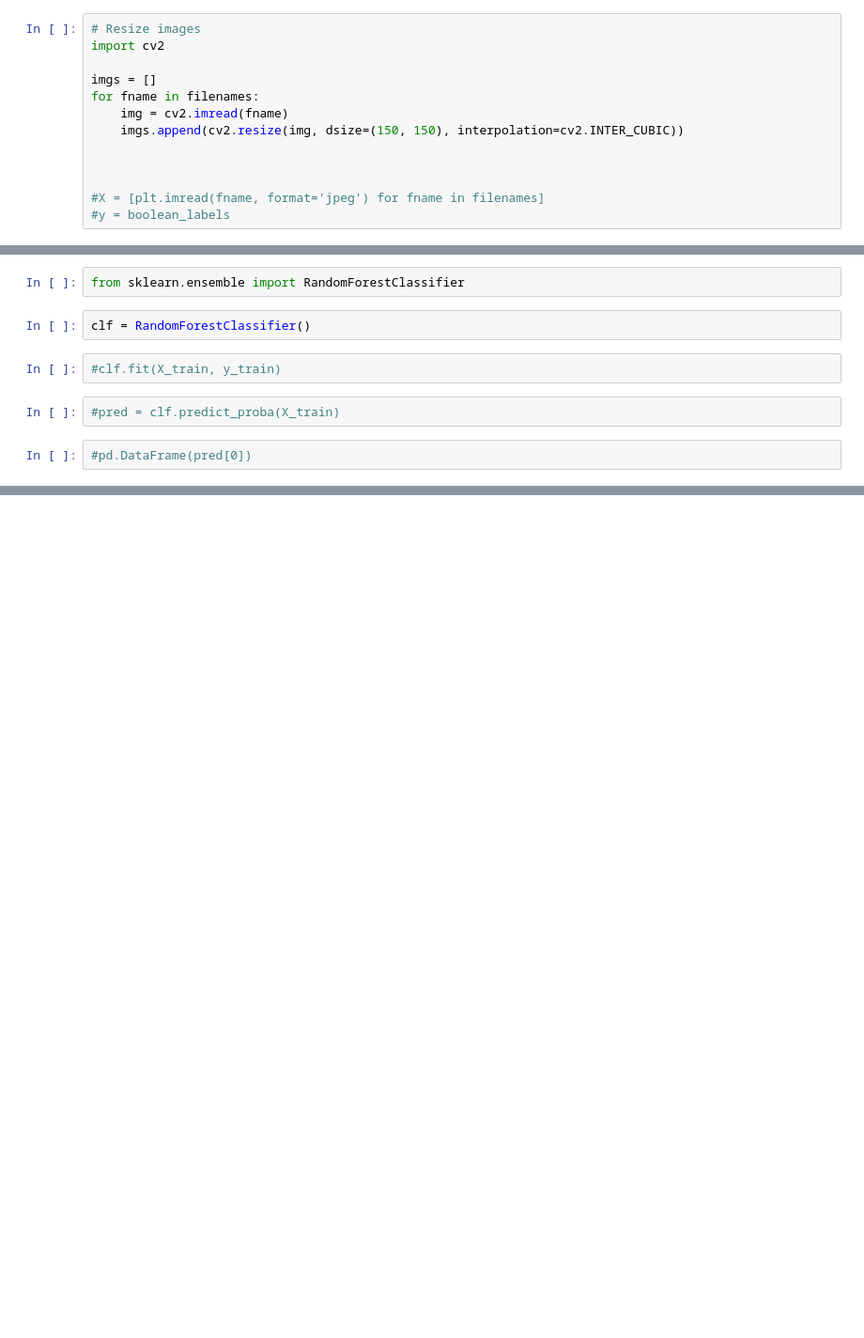
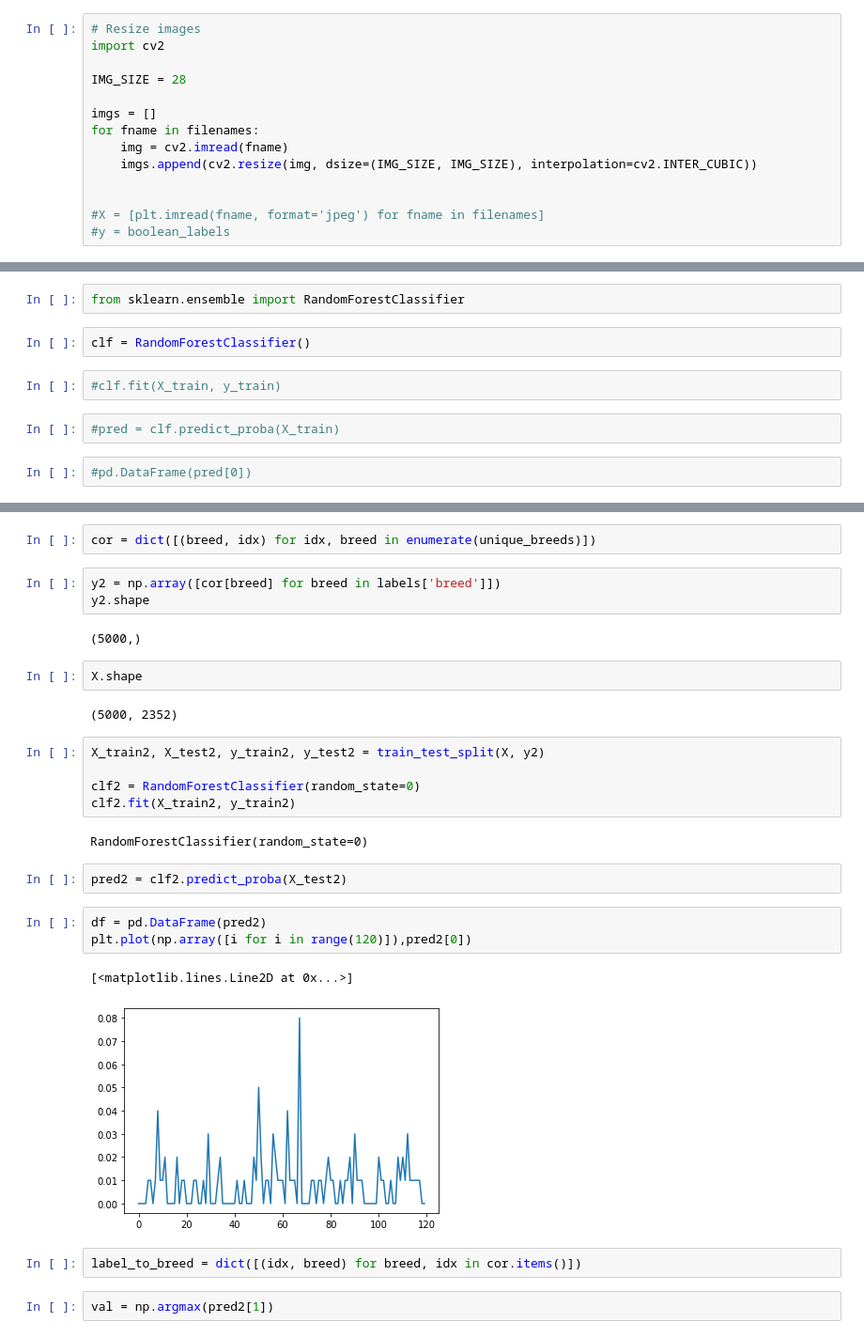
Before and after one commit to jrebolo/fia, a Jupyter notebook: projeto01/viewData.ipynb, the cells around one changed output, grey strips where cells are left out. Shown at 94% size. Cells and saved outputs as stored; diff of their text form; blank space fills up the shorter version.

```diff
--- a/projeto01/viewData.ipynb
+++ b/projeto01/viewData.ipynb
@@ -24,11 +24,12 @@ len(boolean_labels)
 # Resize images
 import cv2
 
+IMG_SIZE = 28
+
 imgs = []
 for fname in filenames:
     img = cv2.imread(fname)
-    imgs.append(cv2.resize(img, dsize=(150, 150), interpolation=cv2.INTER_CUBIC))
-
+    imgs.append(cv2.resize(img, dsize=(IMG_SIZE, IMG_SIZE), interpolation=cv2.INTER_CUBIC))
 
 
 #X = [plt.imread(fname, format='jpeg') for fname in filenames]
@@ -79,0 +77,30 @@ X_test2[0].shape
+# %%
+cor = dict([(breed, idx) for idx, breed in enumerate(unique_breeds)])
+# %%
+y2 = np.array([cor[breed] for breed in labels['breed']])
+y2.shape
+# %% [output]
+(5000,)
+# %%
+X.shape
+# %% [output]
+(5000, 2352)
+# %%
+X_train2, X_test2, y_train2, y_test2 = train_test_split(X, y2)
+
+clf2 = RandomForestClassifier(random_state=0)
+clf2.fit(X_train2, y_train2)
+# %% [output]
+RandomForestClassifier(random_state=0)
+# %%
+pred2 = clf2.predict_proba(X_test2)
+# %%
+df = pd.DataFrame(pred2)
+plt.plot(np.array([i for i in range(120)]),pred2[0])
+# %% [output]
+[<matplotlib.lines.Line2D at 0x...>]
+[figure, added]
+# %%
+label_to_breed = dict([(idx, breed) for breed, idx in cor.items()])
+# %%
+val = np.argmax(pred2[1])
```
Also changed, not shown: parts of 16 cells of this notebook.
